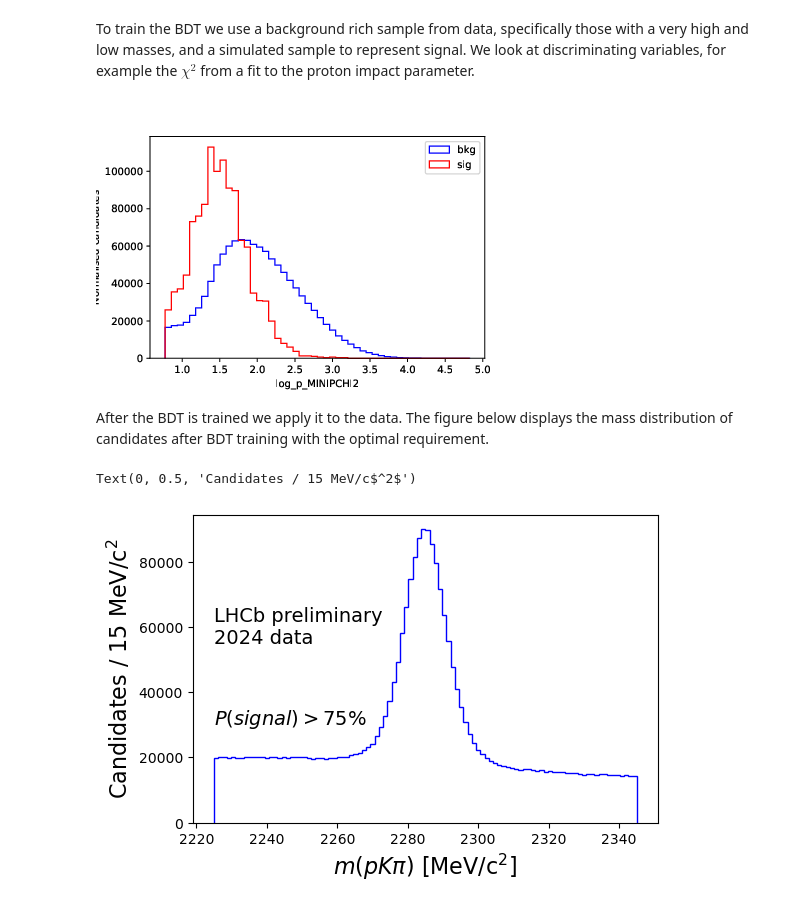
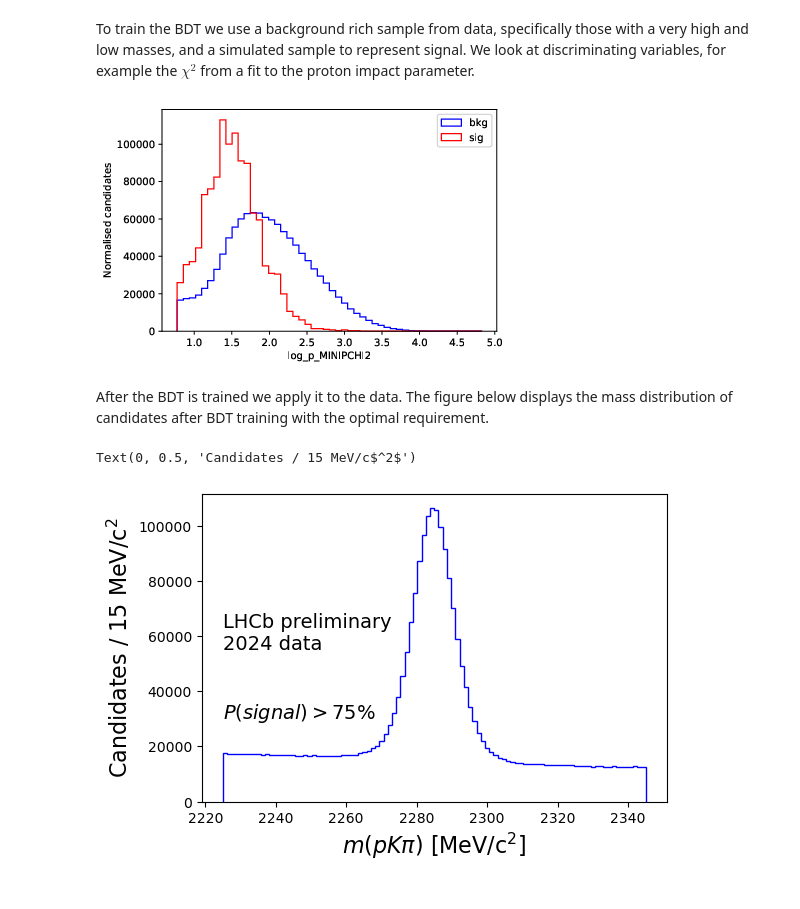
Before and after one commit to innesmackay/Lambda_c_BDT, a Jupyter notebook: notebooks/Summary.ipynb, the cells around one changed output. Saved outputs shown, nothing was run; the diff lists cells and outputs as text; code cells hidden in the pictures.

Commit message:
Tidy up some plots and update BDT results

```diff
--- a/notebooks/Summary.ipynb
+++ b/notebooks/Summary.ipynb
@@ -23,16 +23,16 @@ To train the BDT we use a background rich sample from data, specifically those w
 # %%
 import os
 from wand.image import Image as WImage
-img = WImage(filename='{}/output/reduced/log_p_MINIPCHI2.pdf'.format(os.environ["BASE"]))
+img = WImage(filename='{}/output/reduced_after_comp/log_p_MINIPCHI2.pdf'.format(os.environ["BASE"]))
 img
 # %% [output]
-[figure, old version]
+[figure, new version]
 # %% [markdown]
 After the BDT is trained we apply it to the data. The figure below displays the mass distribution of candidates after BDT training with the optimal requirement.
 # %%
 import uproot
 
-df_applied = uproot.open("/data/lhcb/users/mackay/LcTraining/reduced/data_with_bdt.root:tree").arrays(["Lc_M", "signal_score"], library="pd")
+df_applied = uproot.open("/data/lhcb/users/mackay/LcTraining/reduced_after_comp/data_with_bdt.root:tree").arrays(["Lc_M", "signal_score"], library="pd")
 
 cut_to_apply = "signal_score>0.75"
 
@@ -44,4 +44,4 @@ ax.set_xlabel("$m(pK\pi)$ [MeV/c$^2$]", fontsize=16)
 ax.set_ylabel("Candidates / 15 MeV/c$^2$", fontsize=16)
 # %% [output]
 Text(0, 0.5, 'Candidates / 15 MeV/c$^2$')
-[figure, old version]
+[figure, new version]
```
